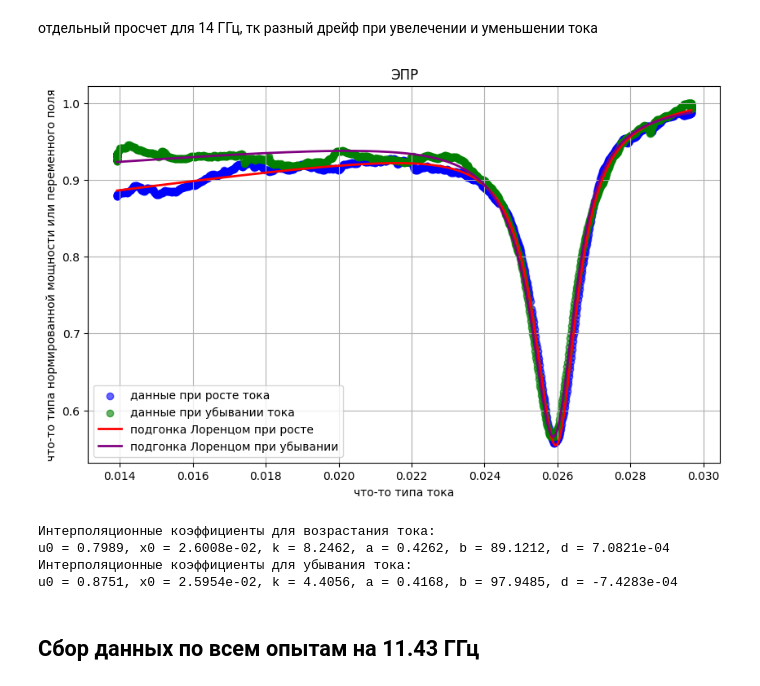
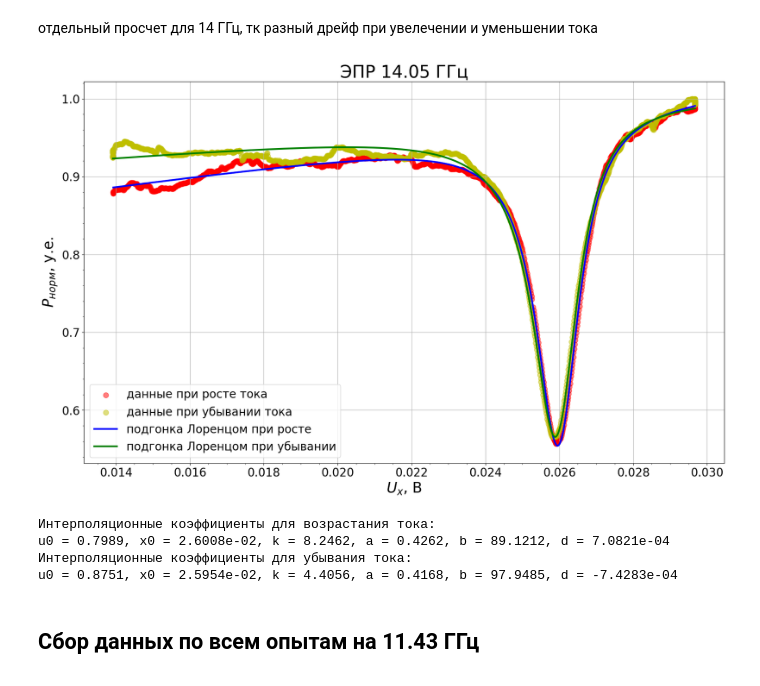
Before and after one commit to golenn/-, a Jupyter notebook: plot.ipynb, the cells around one changed output. Cells and saved outputs as stored; diff of their text form; code cells hidden in the pictures.

```diff
--- a/plot.ipynb
+++ b/plot.ipynb
@@ -353,43 +623,49 @@ x2_data = x_data[x_idx_max:]
 # Начальные приближения параметров для случаев возрастания и убывания тока
 u0_guess_1, u0_guess_2 = 1, 0.98
 x0_guess_1 = x1_data[np.argmax(y1_data)]
 x0_guess_2 = x2_data[np.argmax(y2_data)]
 initial_guess_1 = [u0_guess_1, x0_guess_1, 1, 0.1, 0.1, 0.1]
 initial_guess_2 = [u0_guess_2, x0_guess_2, -2, 0.1, 0.1, 0.1]
 
 # Подбор параметров для случаев возрастания и убывания тока
 params1, params_cov1 = curve_fit(lorentzian, x1_data, y1_data, p0=initial_guess_1)
 params2, params_cov2 = curve_fit(lorentzian, x2_data, y2_data, p0=initial_guess_2)
 
 # Генерация кривых для графика
 x_fit1 = np.linspace(min(x1_data), max(x1_data), 500)
 y_fit1 = lorentzian(x_fit1, *params1)
 x_fit2 = np.linspace(min(x2_data), max(x2_data), 500)
 y_fit2 = lorentzian(x_fit2, *params2)
 
 # Построение графика
-plt.figure(figsize=(10, 6))
-plt.scatter(x1_data, y1_data, color='blue', label='данные при росте тока', alpha=0.6)
-plt.scatter(x2_data, y2_data, color='green', label='данные при убывании тока', alpha=0.6)
-plt.plot(x_fit1, y_fit1, color='red', label='подгонка Лоренцом при росте', linewidth=2)
-plt.plot(x_fit2, y_fit2, color='purple', label='подгонка Лоренцом при убывании', linewidth=2)
-plt.title('ЭПР')
-plt.ylabel('что-то типа нормированной мощности или переменного поля')
-plt.xlabel('что-то типа тока')
-plt.legend()
+plt.figure(figsize=(20, 12))
+plt.scatter(x1_data, y1_data, color='r', label='данные при росте тока', alpha=0.5, s=80)
+plt.scatter(x2_data, y2_data, color='y', label='данные при убывании тока', alpha=0.5, s=80)
+plt.plot(x_fit1, y_fit1, color='b', label='подгонка Лоренцом при росте', linewidth=3)
+plt.plot(x_fit2, y_fit2, color='g', label='подгонка Лоренцом при убывании', linewidth=3)
+plt.title('ЭПР 14.05 ГГц', fontsize = 30)
+
+plt.ylabel(r'$P_{норм}$, у.е.',fontsize=25)
+plt.xlabel(r'$U_{х}$, В',fontsize=25)
+
+plt.legend(fontsize=20)
 plt.grid()
+plt.tick_params(axis='both', which='major', labelsize=20)
+plt.minorticks_on()
 plt.savefig(fname='EPR 14 GHz')
 plt.show()
+
+
 # Вывод параметров
 print("Интерполяционные коэффициенты для возрастания тока:")
 print(f"u0 = {params1[0]:.4f}, x0 = {params1[1]:.4e}, k = {params1[2]:.4f}, "
       f"a = {params1[3]:.4f}, b = {params1[4]:.4f}, d = {params1[5]:.4e}")
 
 print("Интерполяционные коэффициенты для убывания тока:")
 print(f"u0 = {params2[0]:.4f}, x0 = {params2[1]:.4e}, k = {params2[2]:.4f}, "
       f"a = {params2[3]:.4f}, b = {params2[4]:.4f}, d = {params2[5]:.4e}")
 # %% [output]
-[figure, old version]
+[figure, new version]
 Интерполяционные коэффициенты для возрастания тока:
 u0 = 0.7989, x0 = 2.6008e-02, k = 8.2462, a = 0.4262, b = 89.1212, d = 7.0821e-04
 Интерполяционные коэффициенты для убывания тока:
```
Also changed, not shown: parts of 25 cells of this notebook, 36 other files.
